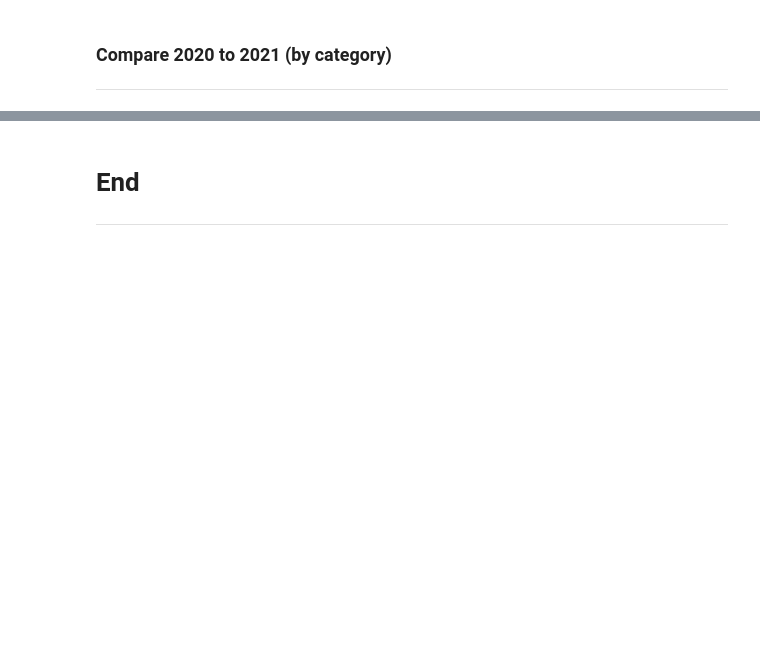
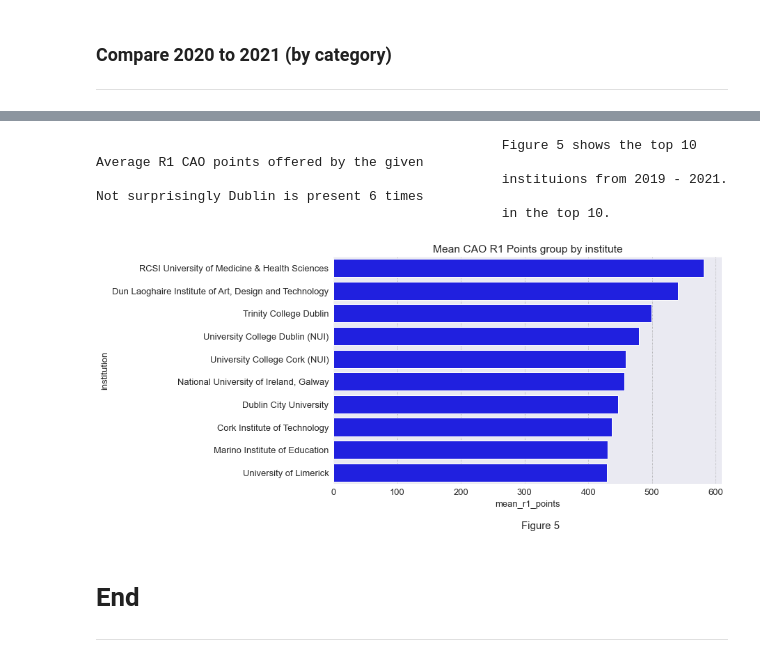
Before and after one commit to CiaranMoran27/Fundamentals-of-Data-Analysis, a Jupyter notebook: cao.ipynb, the cells around one changed output, grey strips where cells are left out. Cells and saved outputs as stored; diff of their text form; code cells hidden in the pictures; blank space fills up the shorter version.

```diff
--- a/cao.ipynb
+++ b/cao.ipynb
@@ -683,0 +754,10 @@ print('\n{}Figure 4 shows that most categories went up in points by circa\n\
+# %%
+# group by institute and get mean
+institute_r1_comparison = all_courses[['institution', 'points_r1_2019', 'points_r1_2020', 'points_r1_2021']].groupby('institution').mean()
+
+# calc mean for round 1 over 3 years in new col
+institute_r1_comparison['mean_r1_points'] = institute_r1_comparison.loc[: , 'points_r1_2019' : 'points_r1_2021'].mean(axis = 1)
+
+# sort mean points ascending
+institute_r1_comparison.sort_values(by = 'mean_r1_points', ascending = False, inplace = True)
+institute_r1_comparison.head(3)
@@ -684,3 +770,22 @@ print('\n{}Figure 4 shows that most categories went up in points by circa\n\
+# %%
+fig, ax = plt.subplots(figsize = (10, 6))
+
+# isolate top 10 institutes by R1 points
+institute_r1_comparison = institute_r1_comparison.head(10)
+
+ax = sns.barplot(data = institute_r1_comparison, x = 'mean_r1_points', y = institute_r1_comparison.index, color = 'b')
+plt.figtext(0.5, -0.025, 'Figure 5', wrap = True, fontsize = 15)
+ax.set_title('Mean CAO R1 Points group by institute');
+
+string_spacer = [' ' *52 for i in range(5)]
+print('\n{}Figure 5 shows the top 10  Average R1 CAO points offered by the given\n\
+{}instituions from 2019 - 2021. Not surprisingly Dublin is present 6 times\n\
+{}in the top 10.\n'.format(*string_spacer))
+# %% [output]
+                                                    Figure 5 shows the top 10  Average R1 CAO points offered by the given
+                                                    instituions from 2019 - 2021. Not surprisingly Dublin is present 6 times
+                                                    in the top 10.
+[figure, added]
 # %% [markdown]
 # End
 ***
```
Also changed, not shown: parts of 35 cells of this notebook, 12 other files.
